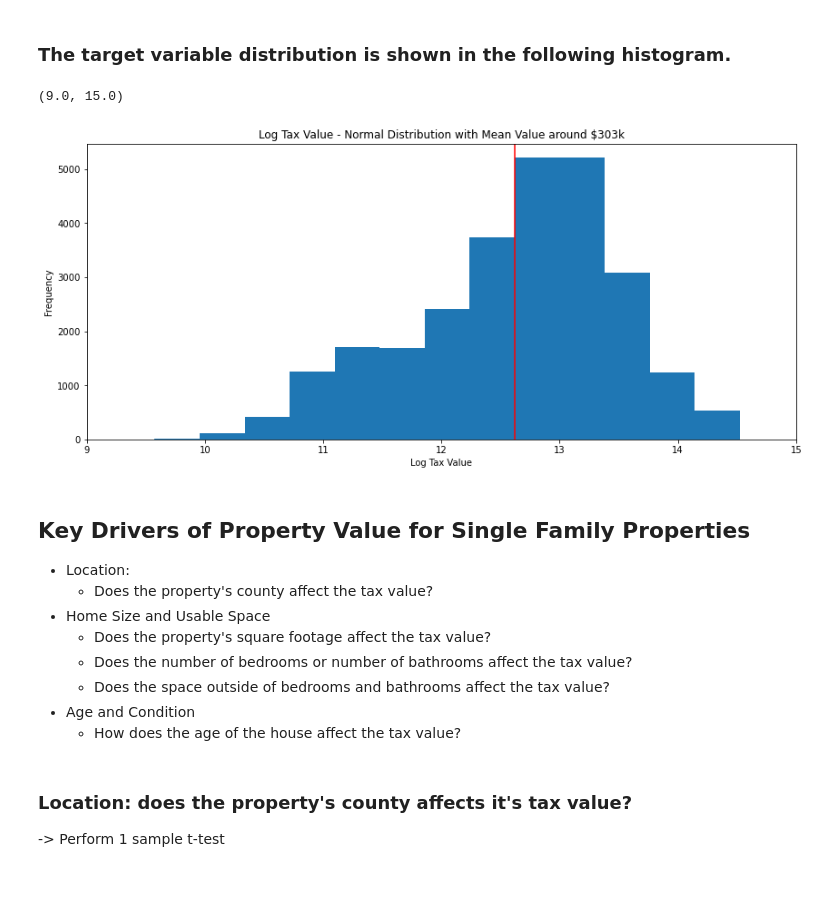
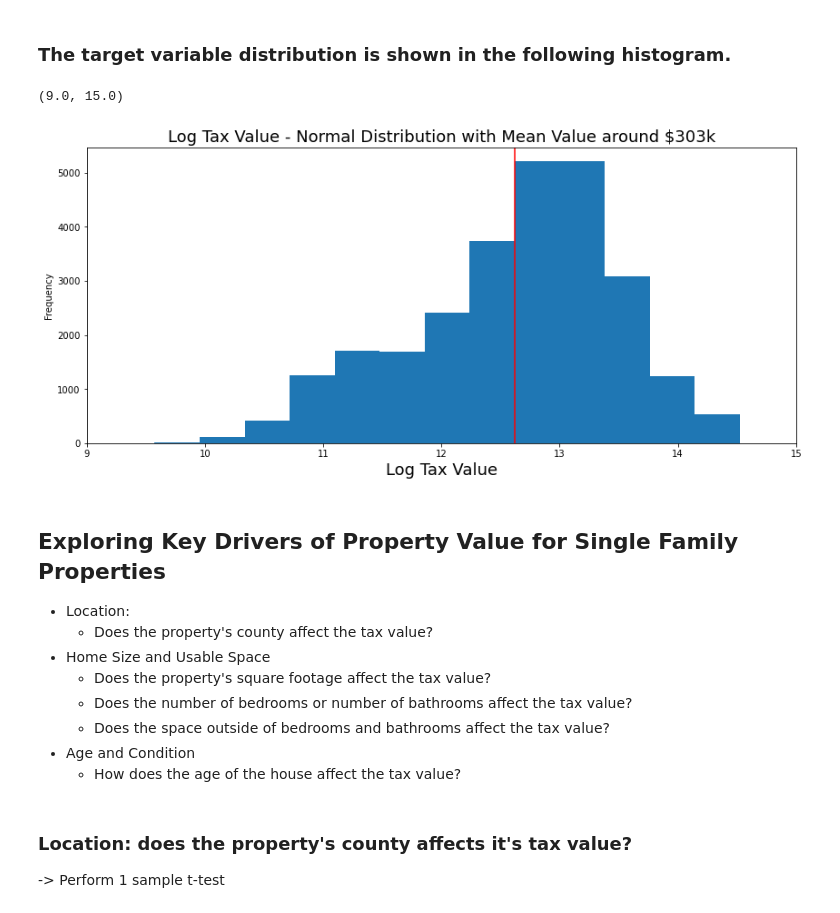
Before and after one commit to jesse-d-marder/regression-project, a Jupyter notebook: final_report.ipynb, the cells around one changed output. Cells and saved outputs as stored; diff of their text form; code cells hidden in the pictures; blank space fills up the shorter version.

```diff
--- a/final_report.ipynb
+++ b/final_report.ipynb
@@ -57,15 +55,15 @@ Data split as follows: Train 56.00%, Validate 24.00%, Test 20.00%
 ### The target variable distribution is shown in the following histogram.
 # %%
 np.log(train.tax_value).plot.hist(bins=20, figsize = (14,6))
-plt.xlabel("Log Tax Value")
+plt.xlabel("Log Tax Value", fontsize = 18)
 plt.axvline(np.log(train.tax_value).mean(), color = 'red')
-plt.title(f"Log Tax Value - Normal Distribution with Mean Value around $303k")
+plt.title(f"Log Tax Value - Normal Distribution with Mean Value around $303k", fontsize = 18)
 plt.xlim(9,15)
 # %% [output]
 (9.0, 15.0)
-[figure, old version]
+[figure, new version]
 # %% [markdown]
-## Key Drivers of Property Value for Single Family Properties
+## Exploring Key Drivers of Property Value for Single Family Properties
 - Location:
     - Does the property's county affect the tax value?
 - Home Size and Usable Space
```
Also changed, not shown: parts of 18 cells of this notebook, 2 other files.
